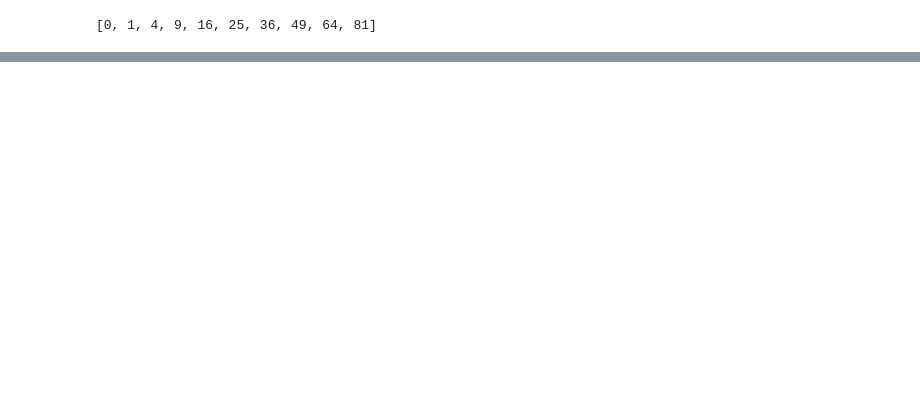
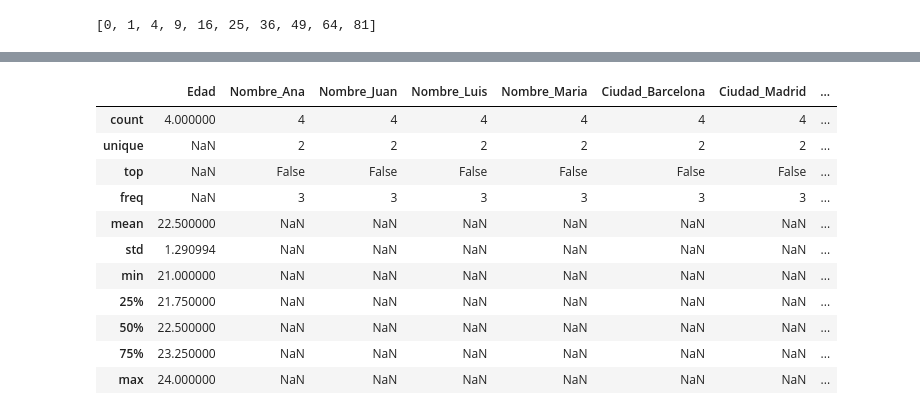
Before and after one commit to amiguelhdz/dataScience, a Jupyter notebook: notebooks/semana1Python/listas, tuplas y diccionarios.ipynb, the cells around one changed output, grey strips where cells are left out. Cells and saved outputs as stored; diff of their text form; code cells hidden in the pictures; blank space fills up the shorter version.

```diff
--- a/notebooks/semana1Python/listas, tuplas y diccionarios.ipynb
+++ b/notebooks/semana1Python/listas, tuplas y diccionarios.ipynb
@@ -68,0 +241,4 @@ l6
+# %%
+data = {"Nombre":["Ana","Luis","Maria","Juan"],
+        "Edad":[23,21,22,24],
+        "Ciudad":["Madrid","Barcelona","Valencia","Sevilla"]}
@@ -68,0 +249,2 @@ l6
+# %%
+df = pd.DataFrame(data)
@@ -68,0 +273,2 @@ l6
+# %%
+df_dummie = pd.get_dummies(df, columns=['Nombre','Ciudad'])
@@ -68,0 +283,2 @@ l6
+# %%
+df_dummie['ana_barcelona'] = df_dummie.Nombre_Ana + df_dummie.Ciudad_Barcelona
@@ -68,0 +313,15 @@ l6
+# %%
+df_dummie.describe(include='all')
+# %% [output]
+|  | Edad | Nombre_Ana | Nombre_Juan | Nombre_Luis | Nombre_Maria | Ciudad_Barcelona | Ciudad_Madrid | ... |
+| count | 4.000000 | 4 | 4 | 4 | 4 | 4 | 4 | ... |
+| unique | NaN | 2 | 2 | 2 | 2 | 2 | 2 | ... |
+| top | NaN | False | False | False | False | False | False | ... |
+| freq | NaN | 3 | 3 | 3 | 3 | 3 | 3 | ... |
+| mean | 22.500000 | NaN | NaN | NaN | NaN | NaN | NaN | ... |
+| std | 1.290994 | NaN | NaN | NaN | NaN | NaN | NaN | ... |
+| min | 21.000000 | NaN | NaN | NaN | NaN | NaN | NaN | ... |
+| 25% | 21.750000 | NaN | NaN | NaN | NaN | NaN | NaN | ... |
+| 50% | 22.500000 | NaN | NaN | NaN | NaN | NaN | NaN | ... |
+| 75% | 23.250000 | NaN | NaN | NaN | NaN | NaN | NaN | ... |
+| max | 24.000000 | NaN | NaN | NaN | NaN | NaN | NaN | ... |
```
Also changed, not shown: parts of 49 cells of this notebook.
